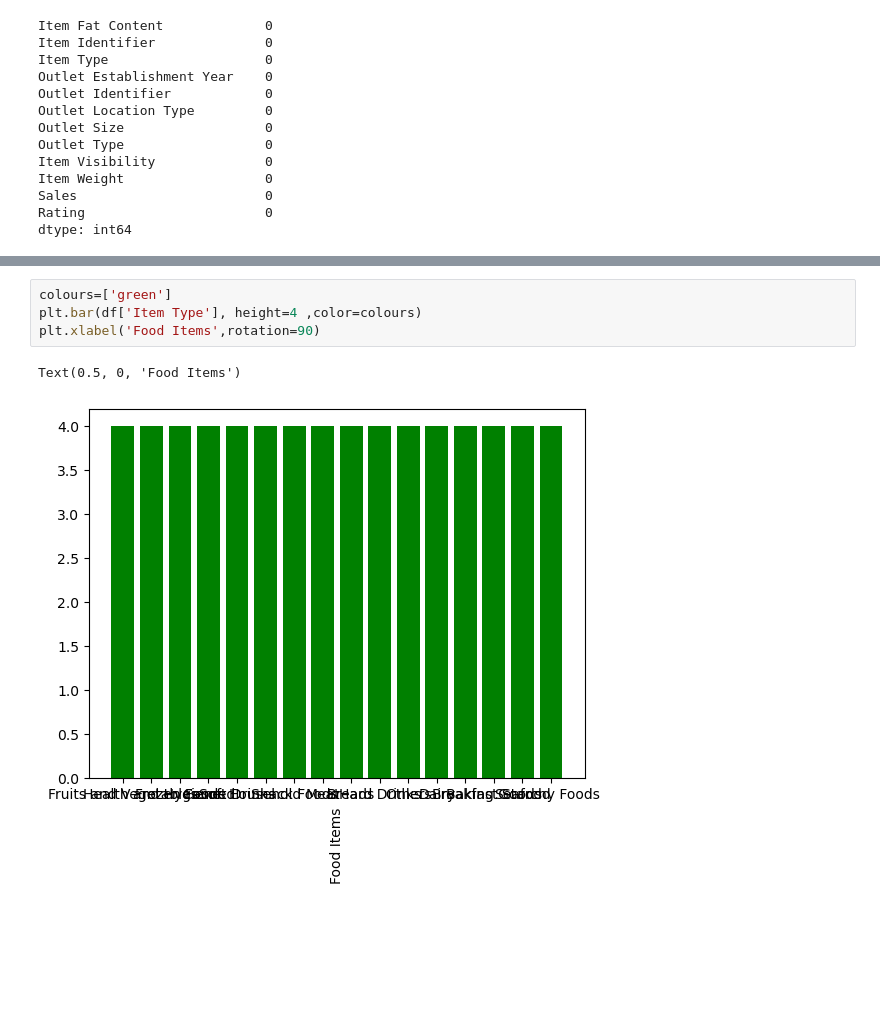
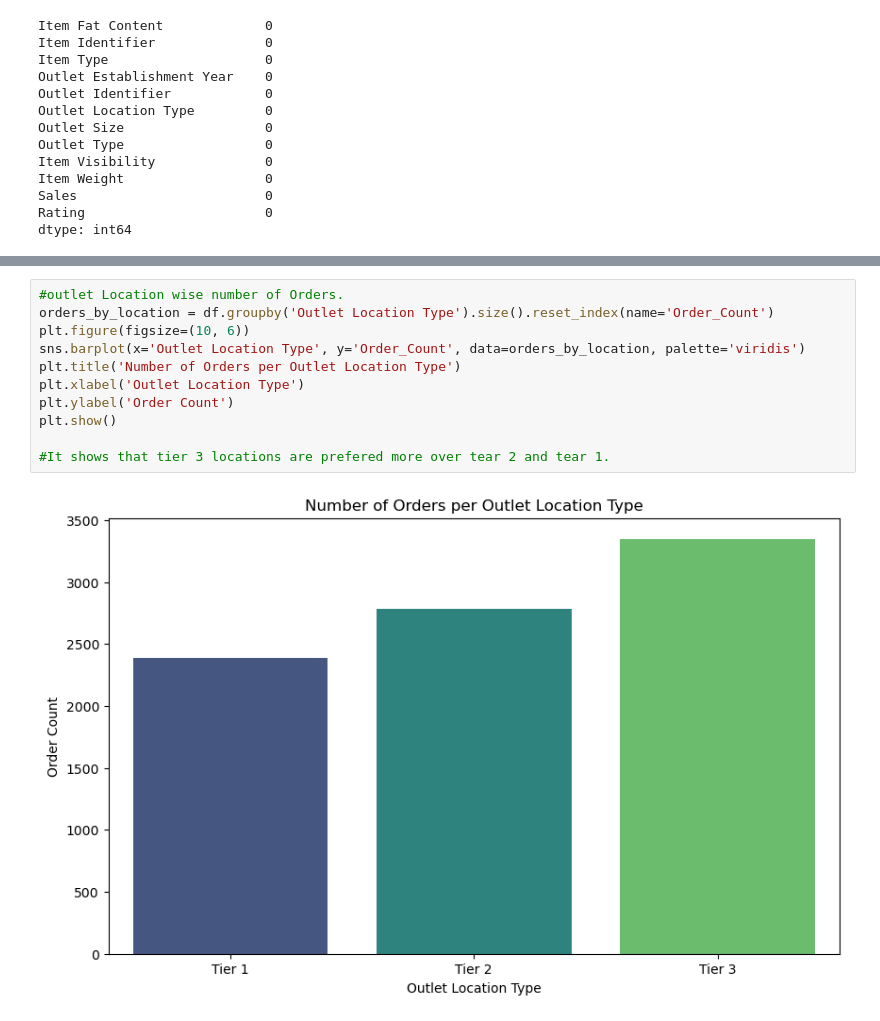
Before and after one commit to sarthakvashisht/Blinkit-Analysis, a Jupyter notebook: Blinkit Analysis.ipynb, the cells around one changed output, grey strips where cells are left out. Drawn from its saved outputs; the diff is of its cells as text; blank space fills up the shorter version.

```diff
--- a/Blinkit Analysis.ipynb
+++ b/Blinkit Analysis.ipynb
@@ -121,7 +157,13 @@ plt.show()
-# %%
-colours=['green']
-plt.bar(df['Item Type'], height=4 ,color=colours)
-plt.xlabel('Food Items',rotation=90)
-# %% [output]
-Text(0.5, 0, 'Food Items')
-[figure, removed]
+# %%
+#outlet Location wise number of Orders.
+orders_by_location = df.groupby('Outlet Location Type').size().reset_index(name='Order_Count')
+plt.figure(figsize=(10, 6))
+sns.barplot(x='Outlet Location Type', y='Order_Count', data=orders_by_location, palette='viridis')
+plt.title('Number of Orders per Outlet Location Type')
+plt.xlabel('Outlet Location Type')
+plt.ylabel('Order Count')
+plt.show()
+
+#It shows that tier 3 locations are prefered more over tear 2 and tear 1.
+# %% [output]
+[figure, added]
```
Also changed, not shown: parts of 14 cells of this notebook.
